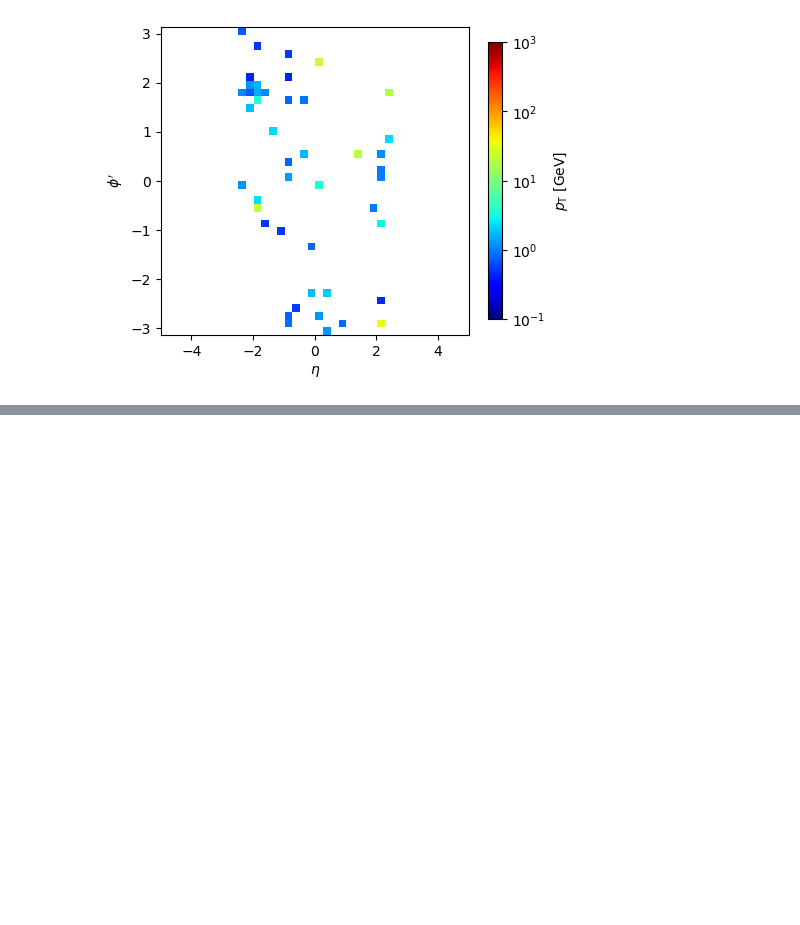
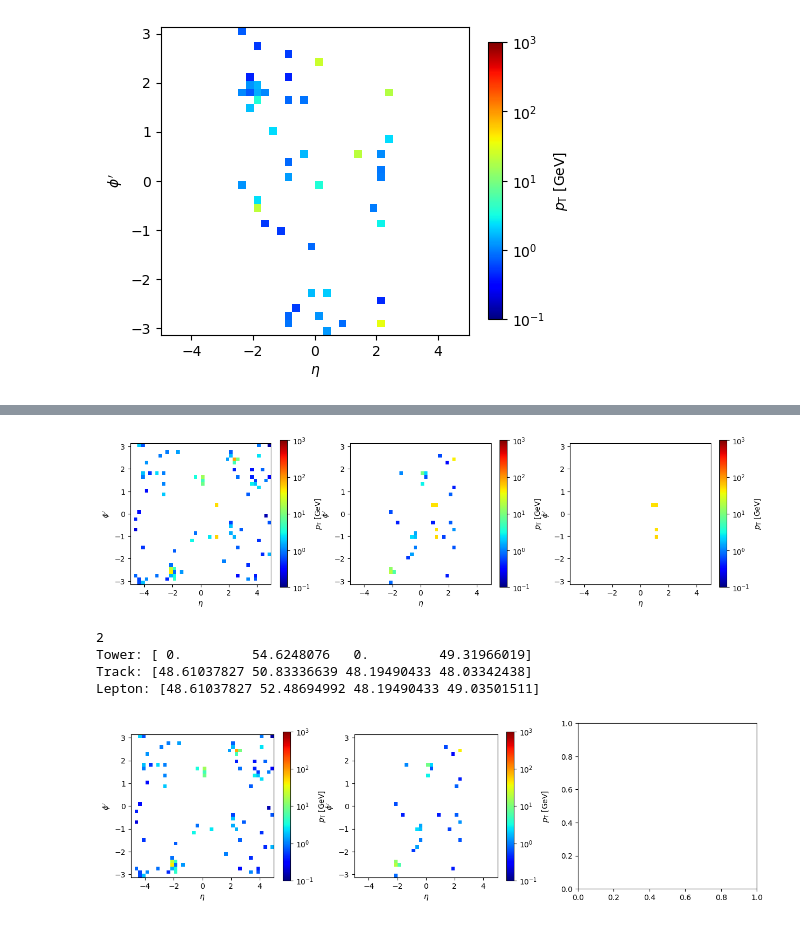
Before and after one commit to r10222035/higgs_production, a Jupyter notebook: Sample/plot_image.ipynb, the cells around one changed output, grey strips where cells are left out. Cells and saved outputs as stored; diff of their text form; code cells hidden in the pictures; blank space fills up the shorter version.

```diff
--- a/Sample/plot_image.ipynb
+++ b/Sample/plot_image.ipynb
@@ -474,0 +475,34 @@ Lepton: [103.72677612 185.54100037 148.55947876  94.860466  ]
+# %%
+data = np.load('../CNN/npy_zz4l_image_data_FY1003/w_decay_product/L3000_seed123/X_test.npy')
+event = 42
+fig, ax = plt.subplots(1, 3, figsize=(5*3, 4))
+
+for i in range(3):
+    plot_image_on_axis(data[event, :, :, i].transpose(), ax[i])
+# 調整子圖間的水平間距
+plt.subplots_adjust(wspace=0.25)
+# plt.savefig('../figures/event_image_GGF-tower.pdf', dpi=300, facecolor='White', bbox_inches='tight')
+plt.show()
+
+print((((data[event, :, :, 1]) == data[event, :, :, 2]) & (data[event, :, :, 2] != 0)).sum())
+print('Tower:', data[event, :, :, 0][data[event, :, :, 2] != 0])
+print('Track:', data[event, :, :, 1][data[event, :, :, 2] != 0])
+print('Lepton:', data[event, :, :, 2][data[event, :, :, 2] != 0])
+
+
+data = np.load('../CNN/npy_zz4l_image_data_FY1003/wo_decay_product/L3000_seed123/X_test.npy')
+fig, ax = plt.subplots(1, 3, figsize=(5*3, 4))
+
+for i in range(2):
+    plot_image_on_axis(data[event, :, :, i].transpose(), ax[i])
+# 調整子圖間的水平間距
+plt.subplots_adjust(wspace=0.25)
+# plt.savefig('../figures/event_image_GGF-tower.pdf', dpi=300, facecolor='White', bbox_inches='tight')
+plt.show()
+# %% [output]
+[figure, added]
+2
+Tower: [ 0.         54.6248076   0.         49.31966019]
+Track: [48.61037827 50.83336639 48.19490433 48.03342438]
+Lepton: [48.61037827 52.48694992 48.19490433 49.03501511]
+[figure, added]
```
Also changed, not shown: parts of 2 cells of this notebook, 8 other files.
